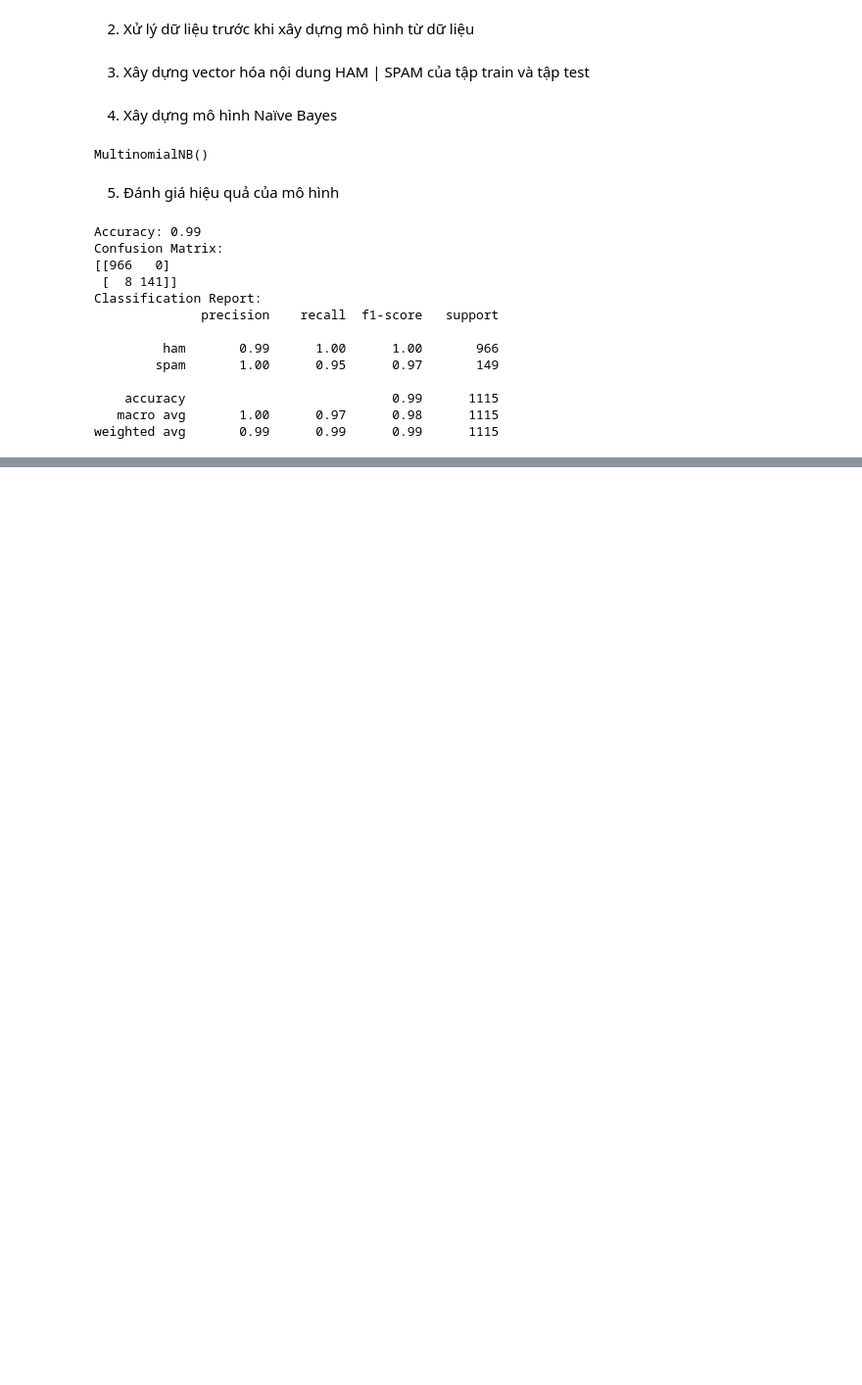
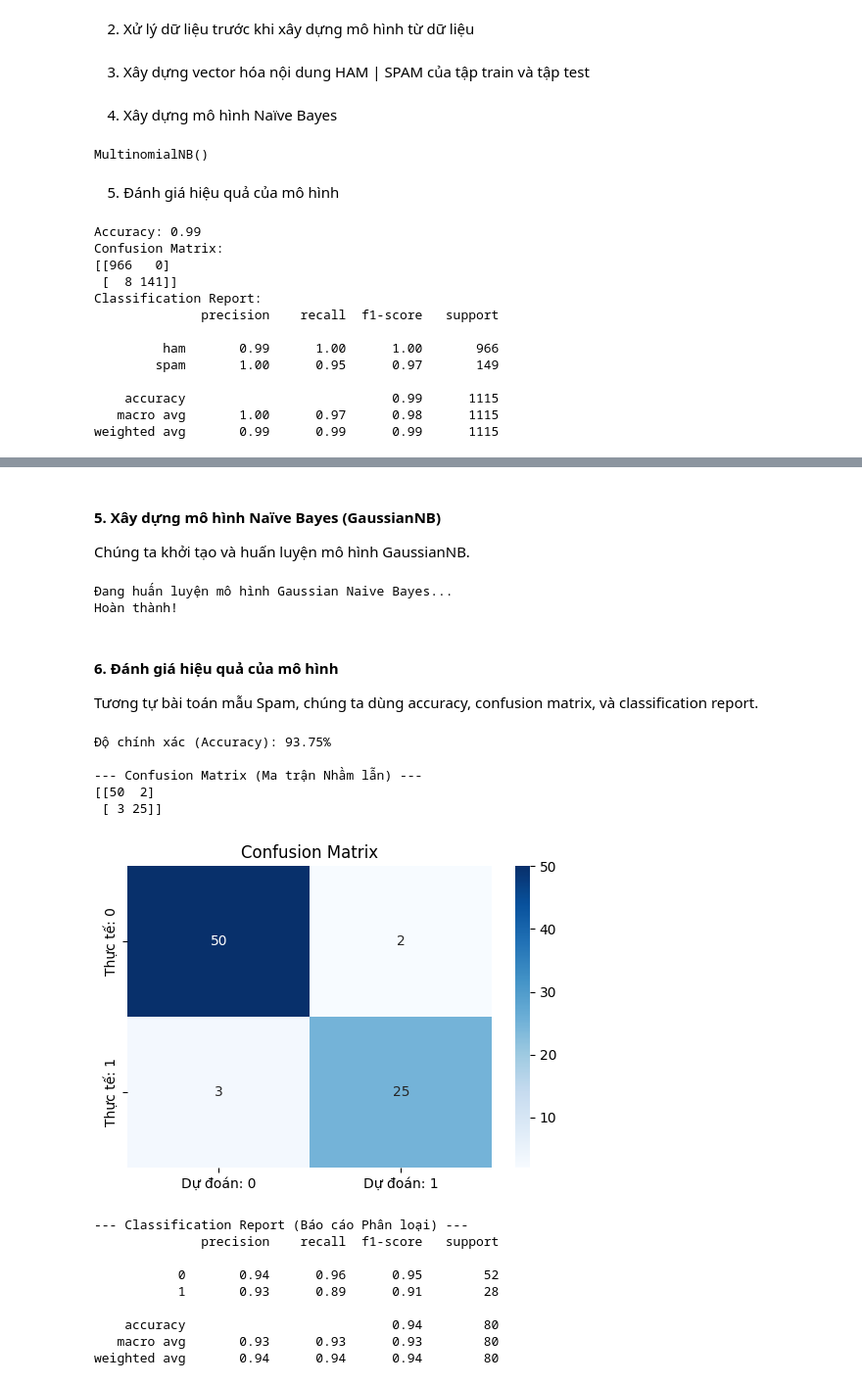
Before and after one commit to TranKhaiAn/sgu_2025_dataAnalysis, a Jupyter notebook: DA06_dl31-10/ThuatToanPhanLop.ipynb, the cells around one changed output, grey strips where cells are left out. Shown at 98% size. Saved outputs shown, nothing was run; the diff lists cells and outputs as text; code cells hidden in the pictures; blank space fills up the shorter version.

Commit message:
hoàn thành thực hành 1 của 2.3

```diff
--- a/DA06_dl31-10/ThuatToanPhanLop.ipynb
+++ b/DA06_dl31-10/ThuatToanPhanLop.ipynb
@@ -2635,0 +2812,60 @@ weighted avg       0.99      0.99      0.99      1115
+# %% [markdown]
+#### 5. Xây dựng mô hình Naïve Bayes (GaussianNB)
+Chúng ta khởi tạo và huấn luyện mô hình GaussianNB.
+# %%
+# 1. Khởi tạo mô hình
+# Chúng ta dùng GaussianNB() vì các đặc trưng Age và EstimatedSalary là số liên tục
+classifier = GaussianNB()
+
+# 2. Huấn luyện mô hình
+print("\nĐang huấn luyện mô hình Gaussian Naive Bayes...")
+classifier.fit(X_train, y_train)
+print("Hoàn thành!")
+# %% [output]
+Đang huấn luyện mô hình Gaussian Naive Bayes...
+Hoàn thành!
+# %% [markdown]
+#### 6. Đánh giá hiệu quả của mô hình
+Tương tự bài toán mẫu Spam, chúng ta dùng accuracy, confusion matrix, và classification report.
+# %%
+# 1. Đưa ra dự đoán trên tập test
+y_pred = classifier.predict(X_test)
+
+# 2. Đánh giá mô hình
+accuracy = accuracy_score(y_test, y_pred)
+conf_matrix = confusion_matrix(y_test, y_pred)
+classification_rep = classification_report(y_test, y_pred)
+
+print(f"\nĐộ chính xác (Accuracy): {accuracy * 100:.2f}%")
+
+print("\n--- Confusion Matrix (Ma trận Nhầm lẫn) ---")
+print(conf_matrix)
+# Trực quan hóa Confusion Matrix
+plt.figure(figsize = (6,4))
+sns.heatmap(conf_matrix,
+            annot=True, # Hiển thị số lượng
+            fmt='d',    # Định dạng số nguyên
+            cmap="Blues",
+            xticklabels=['Dự đoán: 0', 'Dự đoán: 1'],
+            yticklabels=['Thực tế: 0', 'Thực tế: 1'])
+plt.title('Confusion Matrix')
+plt.show()
+
+print("\n--- Classification Report (Báo cáo Phân loại) ---")
+print(classification_rep)
+# %% [output]
+Độ chính xác (Accuracy): 93.75%
+
+--- Confusion Matrix (Ma trận Nhầm lẫn) ---
+[[50  2]
+ [ 3 25]]
+[figure, added]
+--- Classification Report (Báo cáo Phân loại) ---
+              precision    recall  f1-score   support
+
+           0       0.94      0.96      0.95        52
+           1       0.93      0.89      0.91        28
+
+    accuracy                           0.94        80
+   macro avg       0.93      0.93      0.93        80
+weighted avg       0.94      0.94      0.94        80
```
Also changed, not shown: parts of 16 cells of this notebook.
